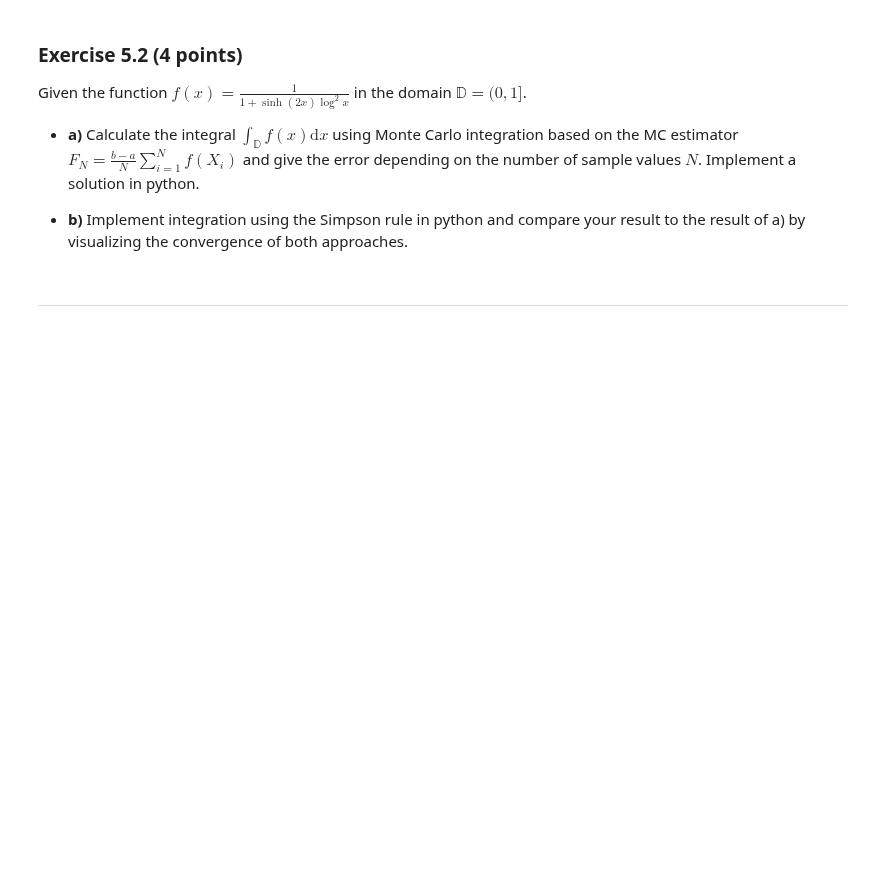
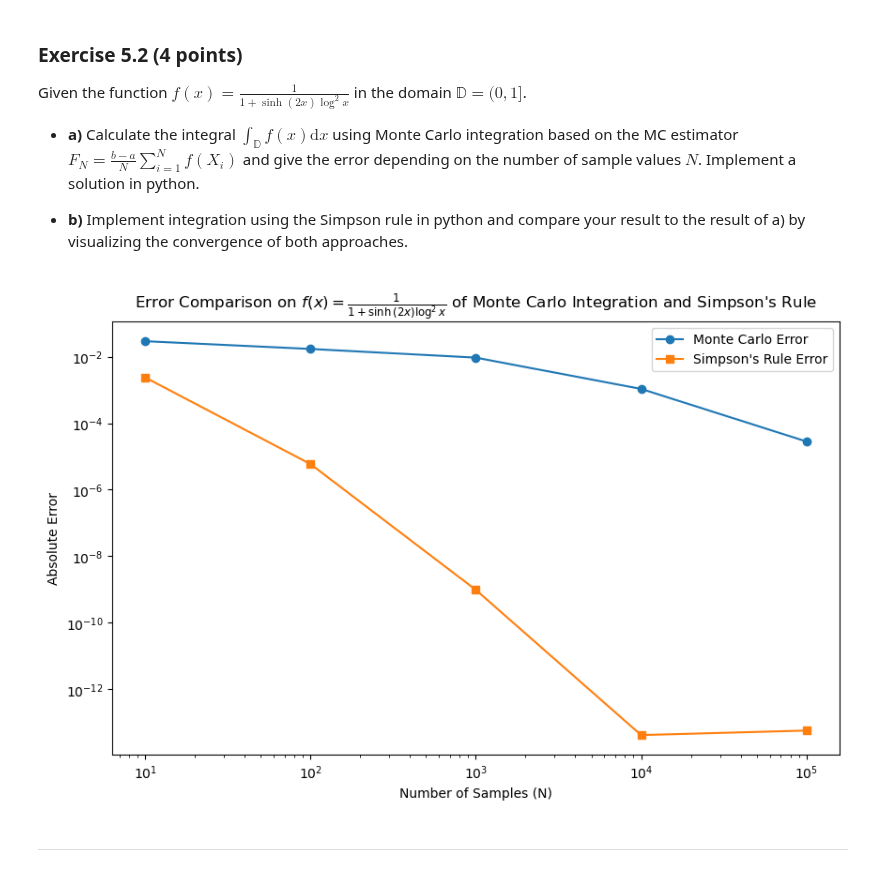
Before and after one commit to as3ert/TMFVC, a Jupyter notebook: Assignment 5/TMFVC_Ass05.ipynb, the cells around one changed output. Drawn from its saved outputs; the diff is of its cells as text; code cells hidden in the pictures; blank space fills up the shorter version.

```diff
--- a/Assignment 5/TMFVC_Ass05.ipynb
+++ b/Assignment 5/TMFVC_Ass05.ipynb
@@ -57,3 +103,53 @@ Given the function $f(x)=\frac{1}{1+\sinh{(2x)}\log^2x}$ in the domain $\mathbb{
+# %%
+import matplotlib.pyplot as plt
+import numpy as np
+from scipy.integrate import quad
+
+A = 0.01  # Lower bound of integration (avoid x = 0)
+B = 1     # Upper bound of integration
+N_values = np.logspace(1, 5, 5, dtype=int)  # Number of samples
+
+# Define the function
+def f(x):
+    return 1 / (1 + np.sinh(2 * x) * np.log(x)**2)
+
+# Monte Carlo Integration
+def monte_carlo(f, a, b, n):
+    x = np.random.uniform(a, b, n)  # Generate random samples
+    y = f(x)                        # Evaluate the function
+    integral = (b - a) * np.mean(y) # Monte Carlo estimator
+    return integral
+
+# Simpon's rule
+def simpson(f, a, b, n):
+    h = (b - a) / n
+    x = np.linspace(a, b, n + 1)
+    y = f(x)
+    integral = h / 3 * (y[0] + y[-1] + 4 * np.sum(y[1:-1:2]) + 2 * np.sum(y[2:-1:2]))
+    return integral
+
+# Calculate the integrals and errors
+exact_integral, _ = quad(f, A, B)
+monte_carlo_errors = []
+simpsons_errors = []
+for N in N_values:
+    monte_carlo_integral = monte_carlo(f, A, B, N)
+    monte_carlo_errors.append(np.abs(monte_carlo_integral - exact_integral))
+
+    simpsons_integral = simpson(f, A, B, N)
+    simpsons_errors.append(np.abs(simpsons_integral - exact_integral))
+
+# Plot the errors
+plt.figure(figsize=(10, 6))
+plt.loglog(N_values, monte_carlo_errors, 'o-', label='Monte Carlo Error')
+plt.loglog(N_values, simpsons_errors, 's-', label="Simpson's Rule Error")
+plt.xlabel('Number of Samples (N)')
+plt.ylabel('Absolute Error')
+plt.title('Error Comparison on $f(x)=\\frac{1}{1+\\sinh{(2x)}\\log^2x}$ of Monte Carlo Integration and Simpson\'s Rule')
+plt.legend()
+plt.show()
+# %% [output]
+[figure, added]
 # %% [markdown]
 <hr>
 # %% [markdown]
```
Also changed, not shown: parts of 9 cells of this notebook, 1 other file.
